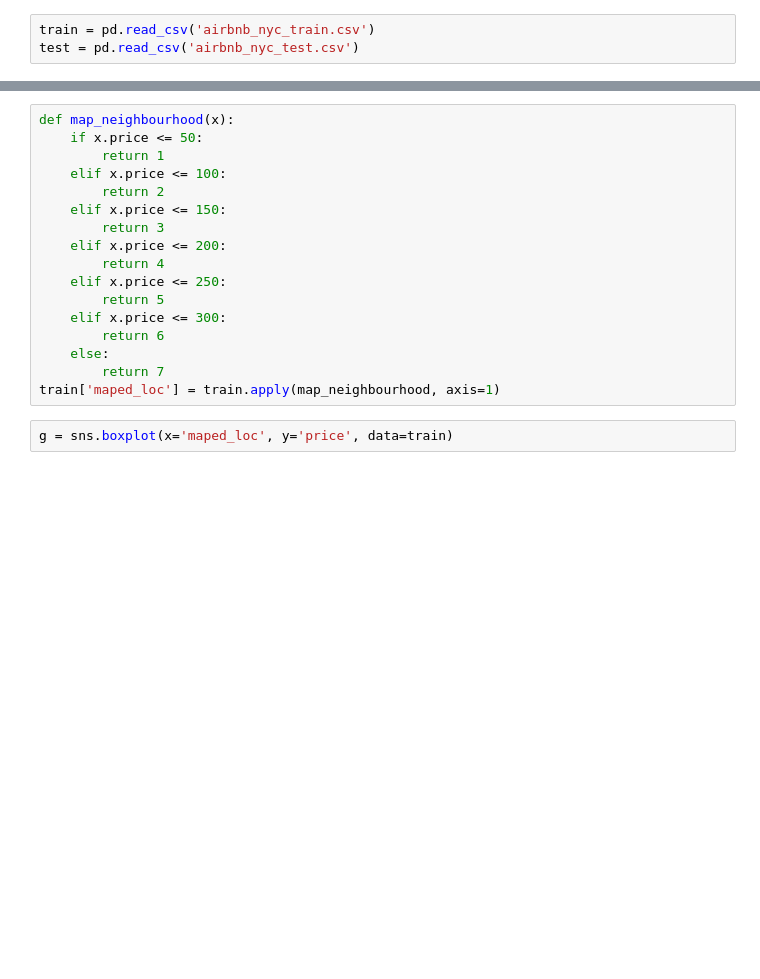
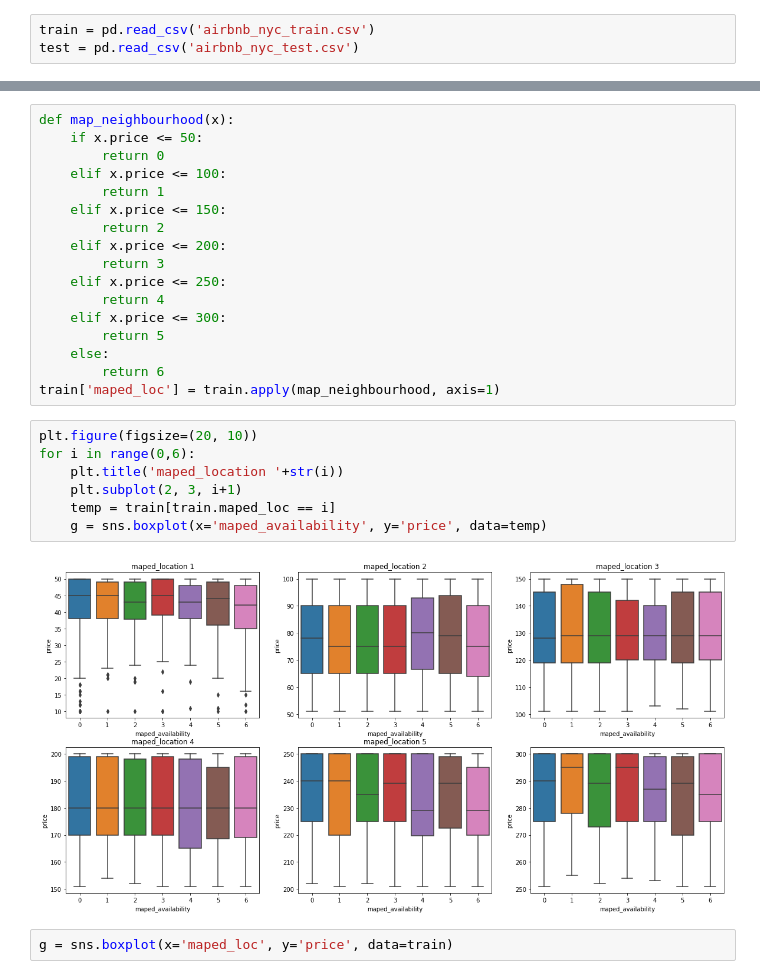
Before and after one commit to szacharias/Analysis-of-Airbnb, a Jupyter notebook: EDA_NewPrice.ipynb, the cells around one changed output, grey strips where cells are left out. Drawn from its saved outputs; the diff is of its cells as text; blank space fills up the shorter version.

```diff
--- a/EDA_NewPrice.ipynb
+++ b/EDA_NewPrice.ipynb
@@ -25,20 +61,29 @@ memory usage: 1.7+ MB
 # %%
 def map_neighbourhood(x):
     if x.price <= 50:
+        return 0
+    elif x.price <= 100:
         return 1
-    elif x.price <= 100:
+    elif x.price <= 150:
         return 2
-    elif x.price <= 150:
+    elif x.price <= 200:
         return 3
-    elif x.price <= 200:
+    elif x.price <= 250:
         return 4
-    elif x.price <= 250:
+    elif x.price <= 300:
         return 5
-    elif x.price <= 300:
+    else:
         return 6
-    else:
-        return 7
 train['maped_loc'] = train.apply(map_neighbourhood, axis=1)
+# %%
+plt.figure(figsize=(20, 10))
+for i in range(0,6):
+    plt.title('maped_location '+str(i))
+    plt.subplot(2, 3, i+1)
+    temp = train[train.maped_loc == i]
+    g = sns.boxplot(x='maped_availability', y='price', data=temp)
+# %% [output]
+[figure, added]
 # %%
 g = sns.boxplot(x='maped_loc', y='price', data=train)
 # %% [output]
```
Also changed, not shown: parts of 21 cells of this notebook, 1 other file.
